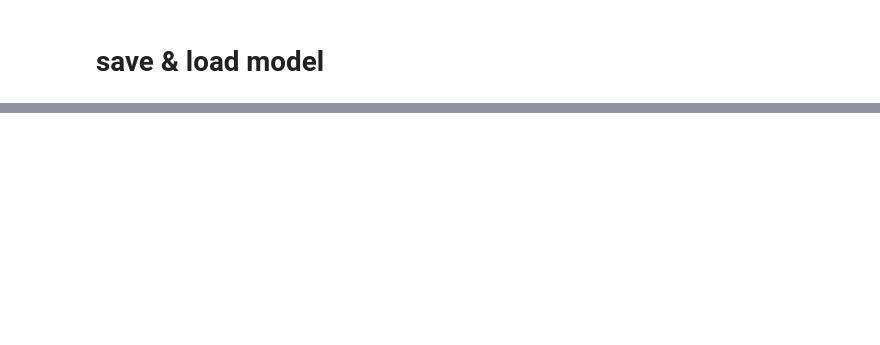
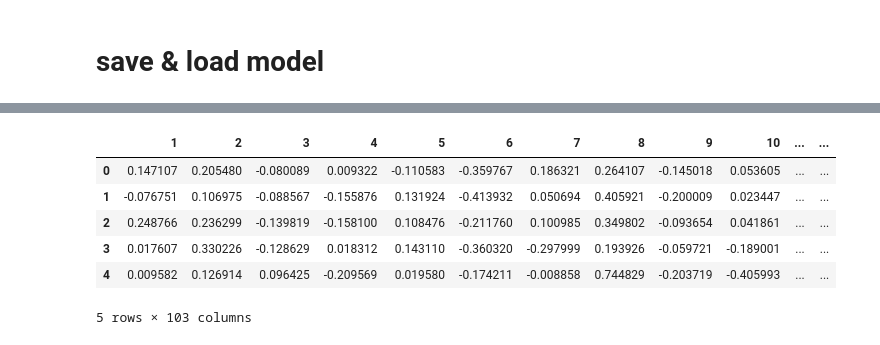
Before and after one commit to nozomiyamada/DSI3, a Jupyter notebook: Thai NLP Examples/word_embedding.ipynb, the cells around one changed output, grey strips where cells are left out. Saved outputs shown, nothing was run; the diff lists cells and outputs as text; code cells hidden in the pictures; blank space fills up the shorter version.

```diff
--- a/Thai NLP Examples/word_embedding.ipynb
+++ b/Thai NLP Examples/word_embedding.ipynb
@@ -174,0 +203,16 @@ model_loaded.wv.most_similar('สวย')
+# %%
+## make dataframe
+wv_df = pd.DataFrame(model.wv.vectors, columns=np.arange(1, 101)) # value of vectors
+wv_df['word'] = model.wv.index_to_key # all vocabs
+wv_df['count'] = wv_df['word'].apply(lambda x: model.wv.get_vecattr(x, 'count')) # get word count of each word
+wv_df['freq/10M'] = (wv_df['count'] * 10000000 / wv_df['count'].sum()).round(1) # calculate word frequency in 10M words
+
+wv_df.head()
+# %% [output]
+|  | 1 | 2 | 3 | 4 | 5 | 6 | 7 | 8 | 9 | 10 | ... | ... |
+| 0 | 0.147107 | 0.205480 | -0.080089 | 0.009322 | -0.110583 | -0.359767 | 0.186321 | 0.264107 | -0.145018 | 0.053605 | ... | ... |
+| 1 | -0.076751 | 0.106975 | -0.088567 | -0.155876 | 0.131924 | -0.413932 | 0.050694 | 0.405921 | -0.200009 | 0.023447 | ... | ... |
+| 2 | 0.248766 | 0.236299 | -0.139819 | -0.158100 | 0.108476 | -0.211760 | 0.100985 | 0.349802 | -0.093654 | 0.041861 | ... | ... |
+| 3 | 0.017607 | 0.330226 | -0.128629 | 0.018312 | 0.143110 | -0.360320 | -0.297999 | 0.193926 | -0.059721 | -0.189001 | ... | ... |
+| 4 | 0.009582 | 0.126914 | 0.096425 | -0.209569 | 0.019580 | -0.174211 | -0.008858 | 0.744829 | -0.203719 | -0.405993 | ... | ... |
+5 rows × 103 columns
```
Also changed, not shown: parts of 17 cells of this notebook, 5 other files.
